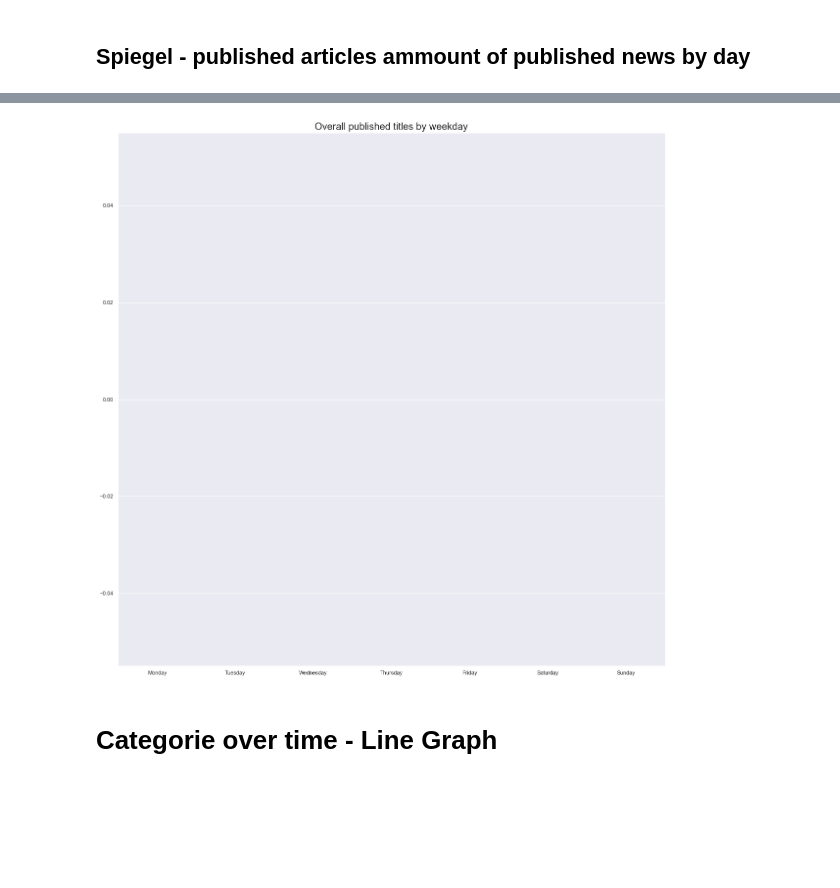
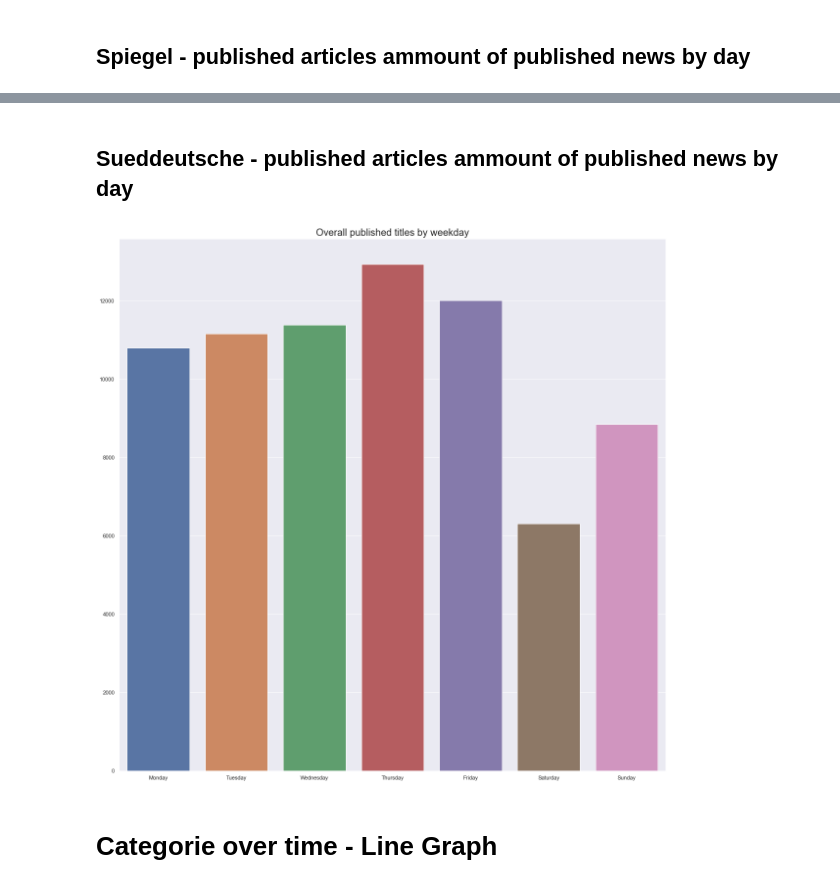
Before and after one commit to JanSchuck/Bachelorthesis, a Jupyter notebook: Analysis/Analysis_Categories.ipynb, the cells around one changed output, grey strips where cells are left out. Saved outputs shown, nothing was run; the diff lists cells and outputs as text; code cells hidden in the pictures; blank space fills up the shorter version.

```diff
--- a/Analysis/Analysis_Categories.ipynb
+++ b/Analysis/Analysis_Categories.ipynb
@@ -364,29 +362,31 @@ plt.savefig("/Users/jan/Documents/Python_Projects/Bachelorthesis/Analysis/Plots/
-# %%
-unexploded_DF =  DataFrame.copy()
-
-unexploded_DF = unexploded_DF.loc[unexploded_DF["News_page"] == "sueddeutsche"]
-
-unexploded_DF["weekday_name"] = unexploded_DF['Date_Info'].dt.day_name()
-
-day_size_order = CategoricalDtype(
-    ['Monday', 'Tuesday', 'Wednesday', 'Thursday', 'Friday', "Saturday", "Sunday"],
-    ordered=True
-)
-unexploded_DF['weekday_name'] = unexploded_DF['weekday_name'].astype(day_size_order)
-
-weekday_count = unexploded_DF["weekday_name"].value_counts().sort_values()
-
-values = weekday_count.values
-keys = weekday_count.keys()
-
-plt.title("Overall published titles by weekday",fontdict=font_dict)
-
-# plotting data on chart
-sns.barplot(x = keys,y=values)
-
-plt.savefig("/Users/jan/Documents/Python_Projects/Bachelorthesis/Analysis/Plots/Kategorien/Overall_published_titles_by_weekday.png")
-# %% [output]
-[figure, removed]
+# %% [markdown]
+## Sueddeutsche - published articles ammount of published news by day
+# %%
+unexploded_DF =  DataFrame.copy()
+
+unexploded_DF = unexploded_DF.loc[unexploded_DF["News_page"] == "Sueddeutsche"]
+
+unexploded_DF["weekday_name"] = unexploded_DF['Date_Info'].dt.day_name()
+
+day_size_order = CategoricalDtype(
+    ['Monday', 'Tuesday', 'Wednesday', 'Thursday', 'Friday', "Saturday", "Sunday"],
+    ordered=True
+)
+unexploded_DF['weekday_name'] = unexploded_DF['weekday_name'].astype(day_size_order)
+
+weekday_count = unexploded_DF["weekday_name"].value_counts().sort_values()
+
+values = weekday_count.values
+keys = weekday_count.keys()
+
+plt.title("Overall published titles by weekday",fontdict=font_dict)
+
+# plotting data on chart
+sns.barplot(x = keys,y=values)
+
+plt.savefig("/Users/jan/Documents/Python_Projects/Bachelorthesis/Analysis/Plots/Kategorien/Overall_published_titles_by_weekday.png")
+# %% [output]
+[figure, added]
 # %% [markdown]
 # Categorie over time - Line Graph
 # %% [markdown]
```
Also changed, not shown: parts of 2 cells of this notebook.
